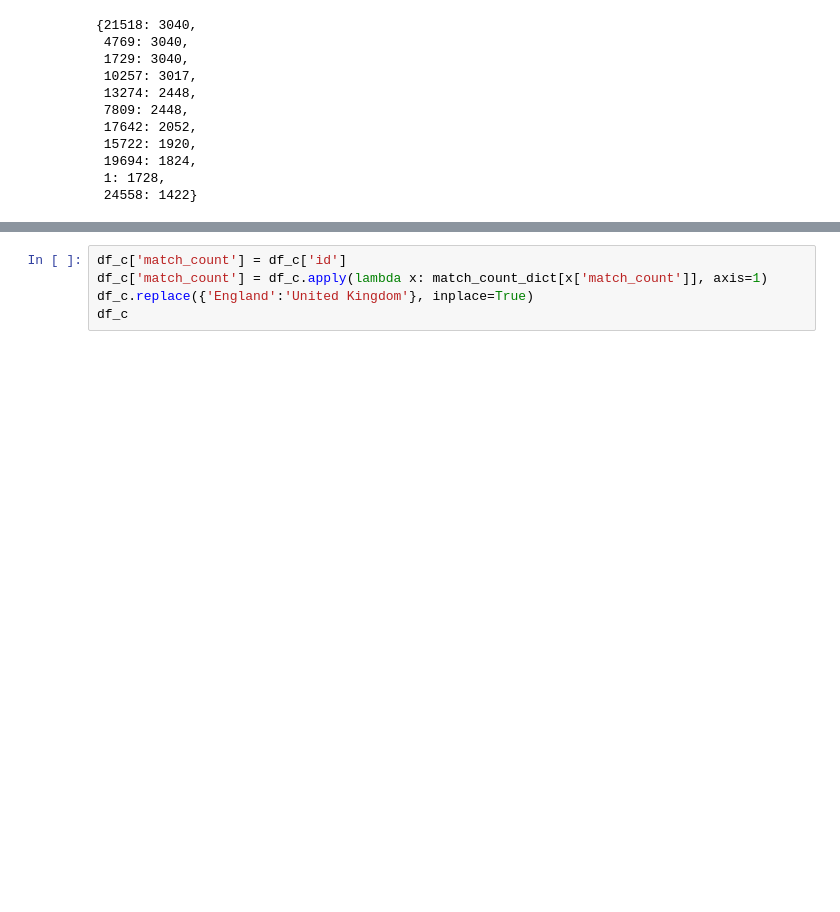
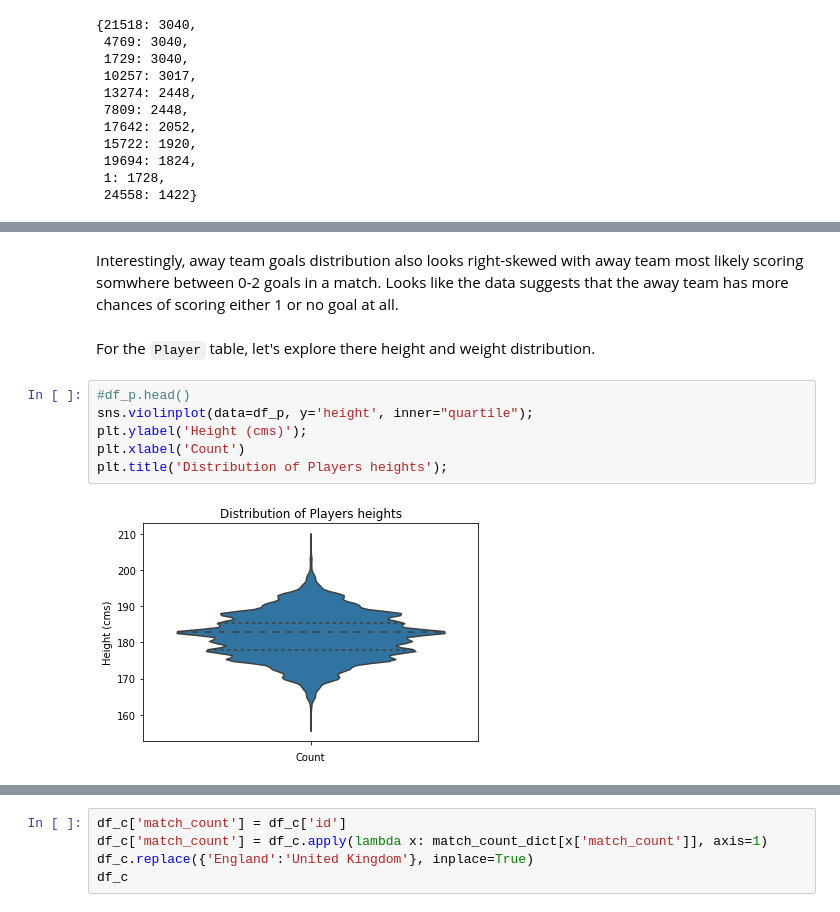
Before and after one commit to haritum/Project-Europe-Soccer, a Jupyter notebook: notebooks/Project-Europe-Soccer.ipynb, the cells around one changed output, grey strips where cells are left out. Saved outputs shown, nothing was run; the diff lists cells and outputs as text; blank space fills up the shorter version.

```diff
--- a/notebooks/Project-Europe-Soccer.ipynb
+++ b/notebooks/Project-Europe-Soccer.ipynb
@@ -200,0 +225,12 @@ match_count_dict
+# %% [markdown]
+Interestingly, away team goals distribution also looks right-skewed with away team most likely scoring somwhere between 0-2 goals in a match. Looks like the data suggests that the away team has more chances of scoring either 1 or no goal at all.
+# %% [markdown]
+For the `Player` table, let's explore there height and weight distribution.
+# %%
+#df_p.head()
+sns.violinplot(data=df_p, y='height', inner="quartile");
+plt.ylabel('Height (cms)');
+plt.xlabel('Count')
+plt.title('Distribution of Players heights');
+# %% [output]
+[figure, added]
```
Also changed, not shown: parts of 21 cells of this notebook.
